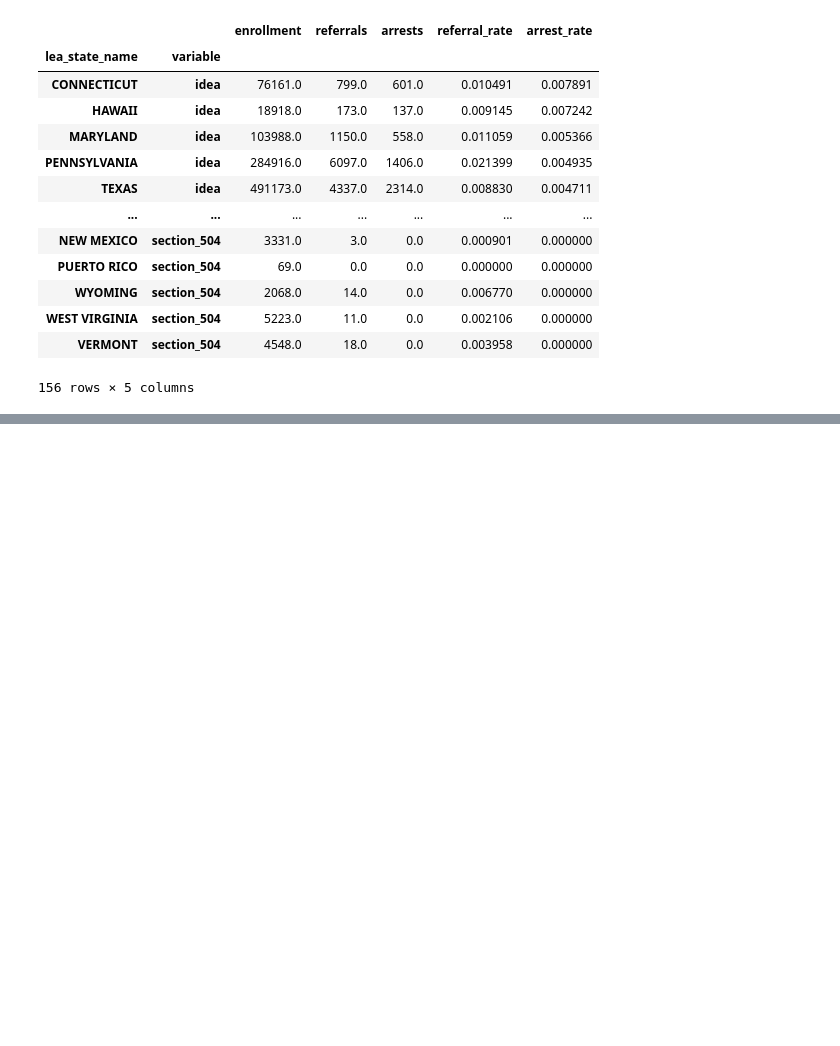
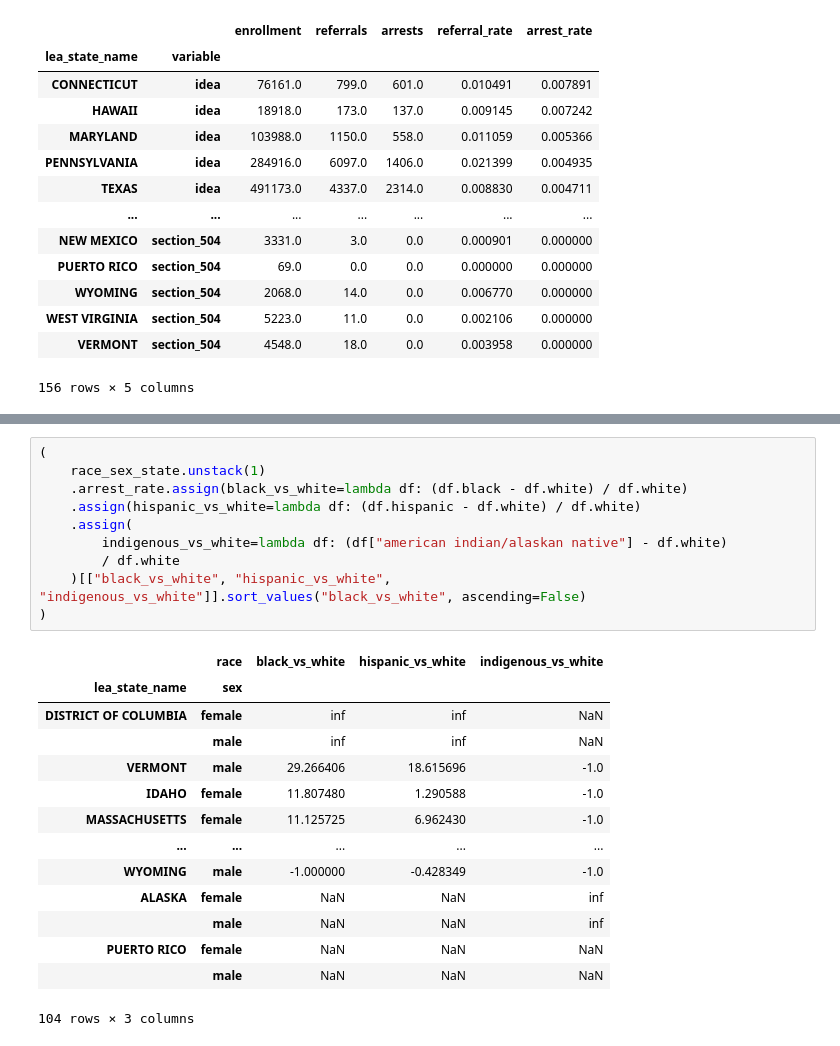
Before and after one commit to cbs-news-data/crdc-le-referral-data, a Jupyter notebook: notebooks/crdc_referrals_arrests/crdc_referrals_arrests.ipynb, the cells around one changed output, grey strips where cells are left out. Drawn from its saved outputs; the diff is of its cells as text; blank space fills up the shorter version.

```diff
--- a/notebooks/crdc_referrals_arrests/crdc_referrals_arrests.ipynb
+++ b/notebooks/crdc_referrals_arrests/crdc_referrals_arrests.ipynb
@@ -291,0 +384,25 @@ compare_chart("arrest_rate")
+# %%
+(
+    race_sex_state.unstack(1)
+    .arrest_rate.assign(black_vs_white=lambda df: (df.black - df.white) / df.white)
+    .assign(hispanic_vs_white=lambda df: (df.hispanic - df.white) / df.white)
+    .assign(
+        indigenous_vs_white=lambda df: (df["american indian/alaskan native"] - df.white)
+        / df.white
+    )[["black_vs_white", "hispanic_vs_white", "indigenous_vs_white"]].sort_values("black_vs_white", ascending=False)
+)
+# %% [output]
+|  | race | black_vs_white | hispanic_vs_white | indigenous_vs_white |
+| lea_state_name | sex |  |  |  |
+| DISTRICT OF COLUMBIA | female | inf | inf | NaN |
+|  | male | inf | inf | NaN |
+| VERMONT | male | 29.266406 | 18.615696 | -1.0 |
+| IDAHO | female | 11.807480 | 1.290588 | -1.0 |
+| MASSACHUSETTS | female | 11.125725 | 6.962430 | -1.0 |
+| ... | ... | ... | ... | ... |
+| WYOMING | male | -1.000000 | -0.428349 | -1.0 |
+| ALASKA | female | NaN | NaN | inf |
+|  | male | NaN | NaN | inf |
+| PUERTO RICO | female | NaN | NaN | NaN |
+|  | male | NaN | NaN | NaN |
+104 rows × 3 columns
```
Also changed, not shown: parts of 6 cells of this notebook.
